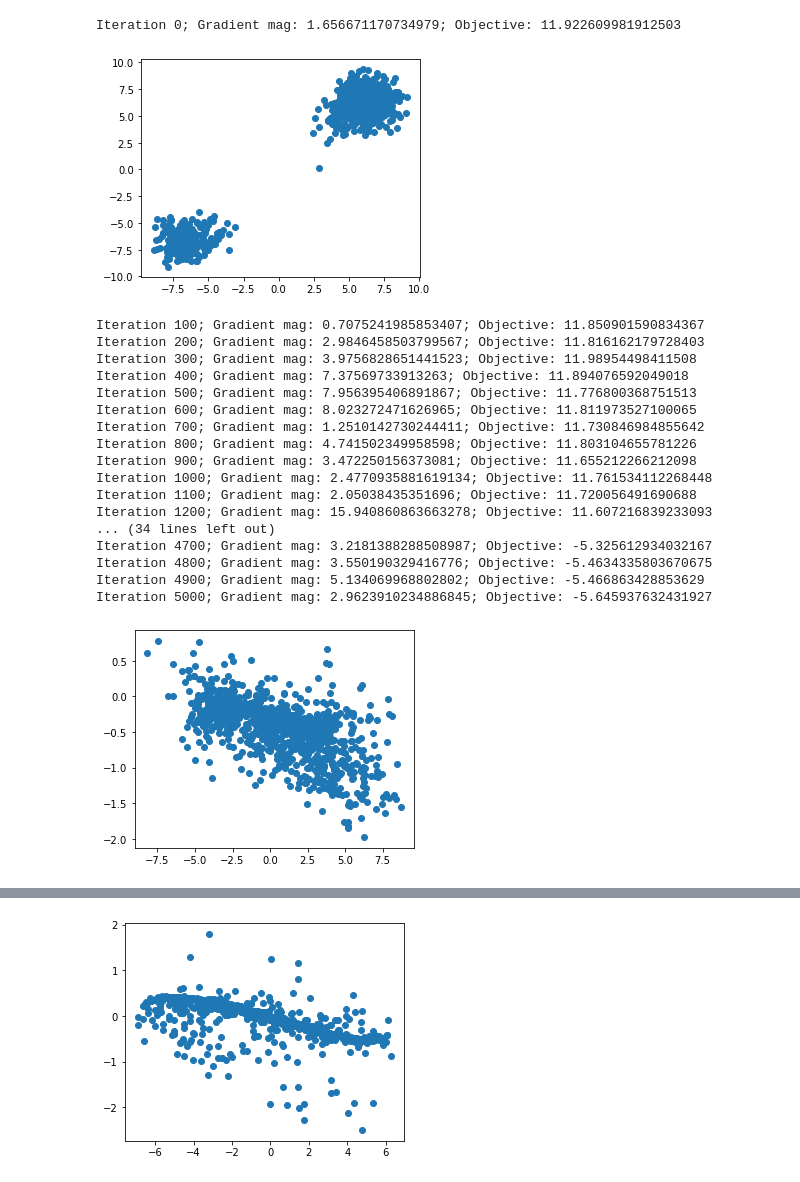
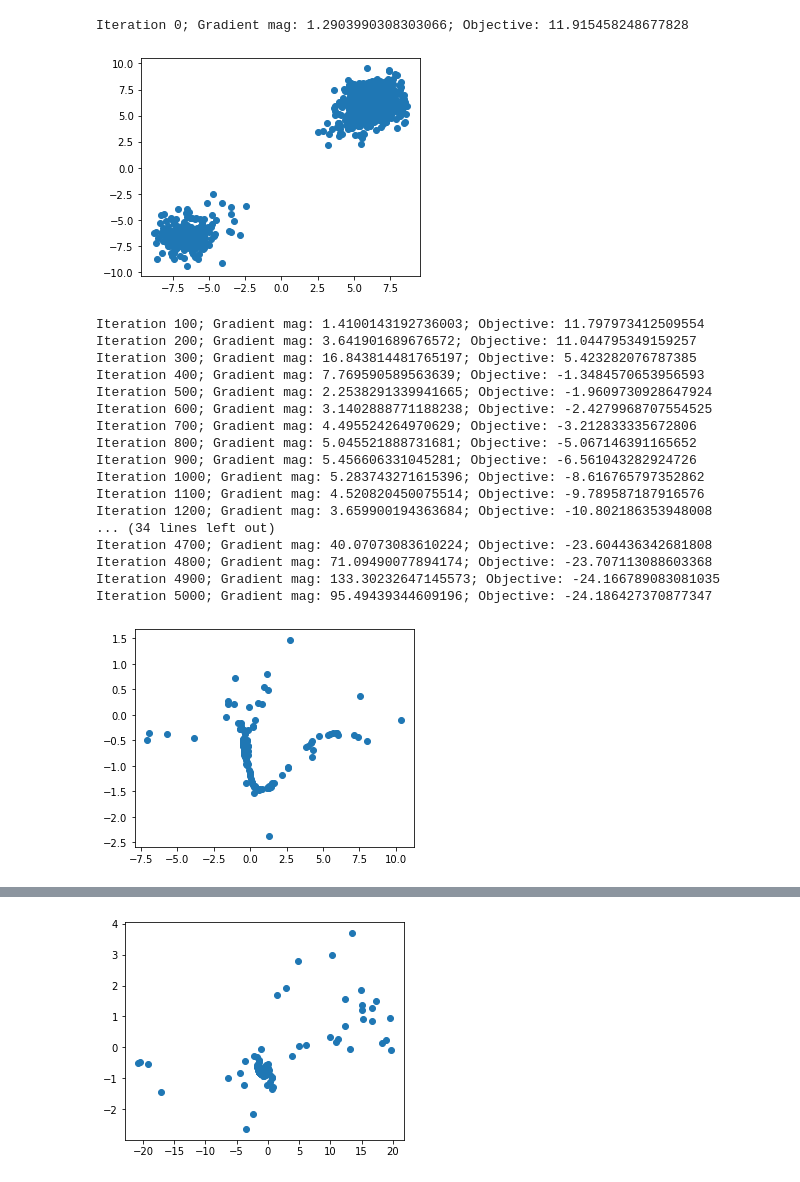
Before and after one commit to suton5/vi-normflows, a Jupyter notebook: updated_experimentation.ipynb, the cells around one changed output, grey strips where cells are left out. Drawn from its saved outputs; the diff is of its cells as text; code cells hidden in the pictures.

```diff
--- a/updated_experimentation.ipynb
+++ b/updated_experimentation.ipynb
@@ -8,6 +8,11 @@ import numpy
 import matplotlib.pyplot as plt
 import sys
 
+sigmoid = lambda x: 1/(1+np.exp(-x))
+w1 = lambda x: np.sin(2 * np.pi * x/4)
+w2 = lambda x: 3*np.exp(-0.5*((x-1)/0.6)**2)
+w3 = lambda x: 3*sigmoid((x-1)/0.3)
+
 def trial1(z):
     z1, z2 = z[:, 0], z[:, 1]
     norm = np.sqrt(z1 ** 2 + z2 ** 2)
@@ -17,6 +22,7 @@ def trial1(z):
     return np.exp(-u)
 
 def p1(z):
+    '''Apply posterior p_1 to bivariate z.'''
     z1, z2 = z[:, 0], z[:, 1]
     first = (np.linalg.norm(z, 2, 1) - 2)/0.4
     exp1 = np.exp(-0.5*((z1 - 2)/0.6)**2)
@@ -25,12 +31,35 @@ def p1(z):
     return np.exp(-u)
 
 def p2(z):
+    '''Apply posterior p_2 to bivariate z.'''
     z1, z2 = z[:, 0], z[:, 1]
-    w1 = lambda x: np.sin(2 * np.pi * x/4)
     u = 0.5 * ((z2 - w1(z1))/0.4) ** 2
     dummy = np.ones(u.shape) * 1e7
     u = np.where(np.abs(z1) <= 4, u, dummy)
     return np.exp(-u)
+
+def p3(z):
+    '''Apply posterior p_3 to bivariate z.'''
+    z1, z2 = z[:, 0], z[:, 1]
+    exp1 = np.exp(-0.5*((z2 - w1(z1))/0.35)**2)
+    exp2 = np.exp(-0.5*((z2 - w1(z1) + w2(z1))/0.35)**2)
+    u = - np.log(exp1 + exp2)
+    return np.exp(-u)
+
+def p4(z):
+    '''Apply posterior p_4 to bivariate z.'''
+    z1, z2 = z[:, 0], z[:, 1]
+    exp1 = np.exp(-0.5*((z2 - w1(z1))/0.4)**2)
+    exp2 = np.exp(-0.5*((z2 - w1(z1) + w3(z1))/0.35)**2)
+    u = - np.log(exp1 + exp2)
+    return np.exp(-u)
+
+def gmm(z):
+    gauss_uni = lambda x, mu, sigma: 1/np.sqrt(2*np.pi*sigma**2) * np.exp(-0.5*((x-mu)/sigma)**2)
+    pi = np.array([0.5, 0.5])
+    mu = np.array([-1, 3])
+    sigma = np.array([1 , 1])
+    return pi[0]*gauss_uni(z, mu[0], sigma[0]) + pi[1]*gauss_uni(z, mu[1], sigma[1])
 
 m = lambda x: -1 + np.log(1 + np.exp(x))
 h = lambda x: np.tanh(x)
@@ -59,8 +88,6 @@ def gradient_create(target, eps, dim_z, num_samples, K):
             sum_log_det_jacob += np.log(eps + np.abs(1 + np.matmul(affine, u)))
             z_prev = z_prev + np.outer(h(np.matmul(z_prev, w) + b), u_hat)
         z_K = z_prev
-        #log_q_K = sp.stats.multivariate_normal.pdf(z0, np.zeros(2), np.eye(2))
-        #- sum_log_det_jacob
         log_q_K = -0.5 * np.sum(np.log(2*np.pi) + z0**2, 1) - sum_log_det_jacob
         log_p = np.log(eps + target(z_K))
         return np.mean(log_q_K - log_p)
@@ -72,55 +99,55 @@ def gradient_create(target, eps, dim_z, num_samples, K):
 K = 16
 dim_z = 2
 num_samples = 1000
-num_iter = 45000
-func = p2
+num_iter = 60000
+func = p3
 
 objective, gradient, unpack_params = gradient_create(func, 1e-7, dim_z, num_samples, K)
 
 objectives = []
 def callback(params, t, g):
     if t%100 == 0:
         print("Iteration {}; Gradient mag: {}; Objective: {}".format(t,
             np.linalg.norm(gradient(params, t)), objective(params, t)))
         objectives.append(objective(params, t))
     if t%5000 == 0:
         W, U, B = unpack_params(params)
         z0 = np.random.randn(num_samples, dim_z)
         z_prev = z0
         for k in range(K):
             w, u, b = W[k], U[k], B[k]
             u_hat = (m(np.dot(w,u)) - np.dot(w,u)) * (w / np.linalg.norm(w)) + u
             z_prev = z_prev + np.outer(h(np.matmul(z_prev, w) + b), u_hat)
         z_K = z_prev
         plt.figure(figsize=(5,4))
         plt.scatter(z_K[:,0], z_K[:,1])
         plt.show()
 
 
 init_W = 1*np.ones((K, dim_z))
 init_U = 1*np.ones((K, dim_z))
 init_b = 1*np.ones((K))
 init_params = np.concatenate((init_W.flatten(), init_U.flatten(), init_b.flatten()))
 
-variational_params = adam(gradient, init_params, callback, num_iter, 1e-4)
+variational_params = adam(gradient, init_params, callback, num_iter, 5e-4)
 # %% [output]
-Iteration 0; Gradient mag: 1.656671170734979; Objective: 11.922609981912503
+Iteration 0; Gradient mag: 1.2903990308303066; Objective: 11.915458248677828
-[figure, old version]
+[figure, new version]
-Iteration 100; Gradient mag: 0.7075241985853407; Objective: 11.850901590834367
-Iteration 200; Gradient mag: 2.9846458503799567; Objective: 11.816162179728403
-Iteration 300; Gradient mag: 3.9756828651441523; Objective: 11.98954498411508
-Iteration 400; Gradient mag: 7.37569733913263; Objective: 11.894076592049018
-Iteration 500; Gradient mag: 7.956395406891867; Objective: 11.776800368751513
-Iteration 600; Gradient mag: 8.023272471626965; Objective: 11.811973527100065
-Iteration 700; Gradient mag: 1.2510142730244411; Objective: 11.730846984855642
-Iteration 800; Gradient mag: 4.741502349958598; Objective: 11.803104655781226
-Iteration 900; Gradient mag: 3.472250156373081; Objective: 11.655212266212098
-Iteration 1000; Gradient mag: 2.4770935881619134; Objective: 11.761534112268448
-Iteration 1100; Gradient mag: 2.05038435351696; Objective: 11.720056491690688
-Iteration 1200; Gradient mag: 15.940860863663278; Objective: 11.607216839233093
+Iteration 100; Gradient mag: 1.4100143192736003; Objective: 11.797973412509554
+Iteration 200; Gradient mag: 3.641901689676572; Objective: 11.044795349159257
+Iteration 300; Gradient mag: 16.843814481765197; Objective: 5.423282076787385
+Iteration 400; Gradient mag: 7.769590589563639; Objective: -1.3484570653956593
+Iteration 500; Gradient mag: 2.2538291339941665; Objective: -1.9609730928647924
+Iteration 600; Gradient mag: 3.1402888771188238; Objective: -2.4279968707554525
+Iteration 700; Gradient mag: 4.495524264970629; Objective: -3.212833335672806
+Iteration 800; Gradient mag: 5.045521888731681; Objective: -5.067146391165652
+Iteration 900; Gradient mag: 5.456606331045281; Objective: -6.561043282924726
+Iteration 1000; Gradient mag: 5.283743271615396; Objective: -8.616765797352862
+Iteration 1100; Gradient mag: 4.520820450075514; Objective: -9.789587187916576
+Iteration 1200; Gradient mag: 3.659900194363684; Objective: -10.802186353948008
 ... (34 lines left out)
-Iteration 4700; Gradient mag: 3.2181388288508987; Objective: -5.325612934032167
-Iteration 4800; Gradient mag: 3.550190329416776; Objective: -5.4634335803670675
-Iteration 4900; Gradient mag: 5.134069968802802; Objective: -5.466863428853629
-Iteration 5000; Gradient mag: 2.9623910234886845; Objective: -5.645937632431927
+Iteration 4700; Gradient mag: 40.07073083610224; Objective: -23.604436342681808
+Iteration 4800; Gradient mag: 71.09490077894174; Objective: -23.707113088603368
+Iteration 4900; Gradient mag: 133.30232647145573; Objective: -24.166789083081035
+Iteration 5000; Gradient mag: 95.49439344609196; Objective: -24.186427370877347
-[figure, old version]
+[figure, new version]
@@ -144 +171 @@ Iteration 10000; Gradient mag: 1.7077584197122349; Objective: -10.50541334675626
-[figure, old version]
+[figure, new version]
```
Also changed, not shown: parts of 10 cells of this notebook, 5 other files.
